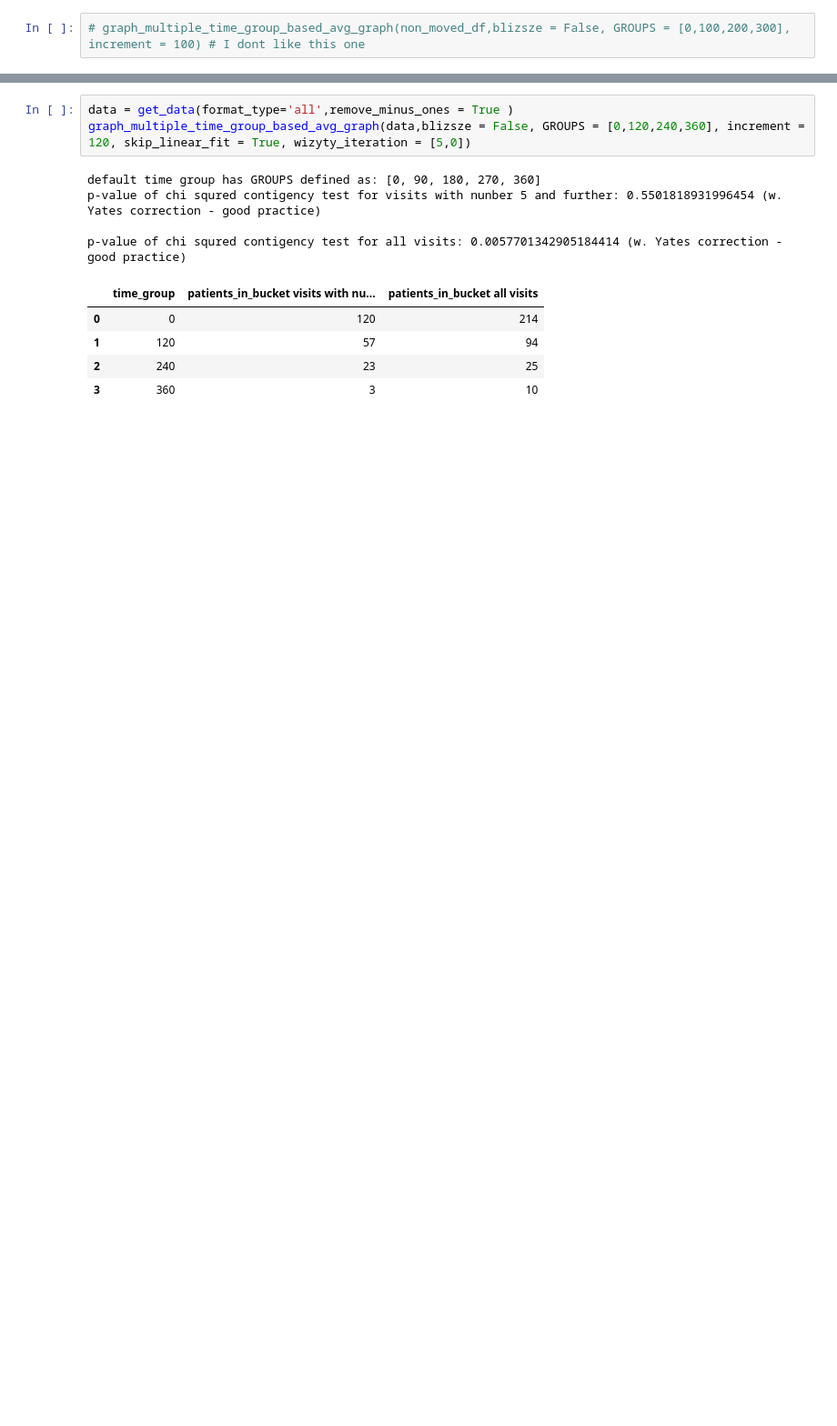
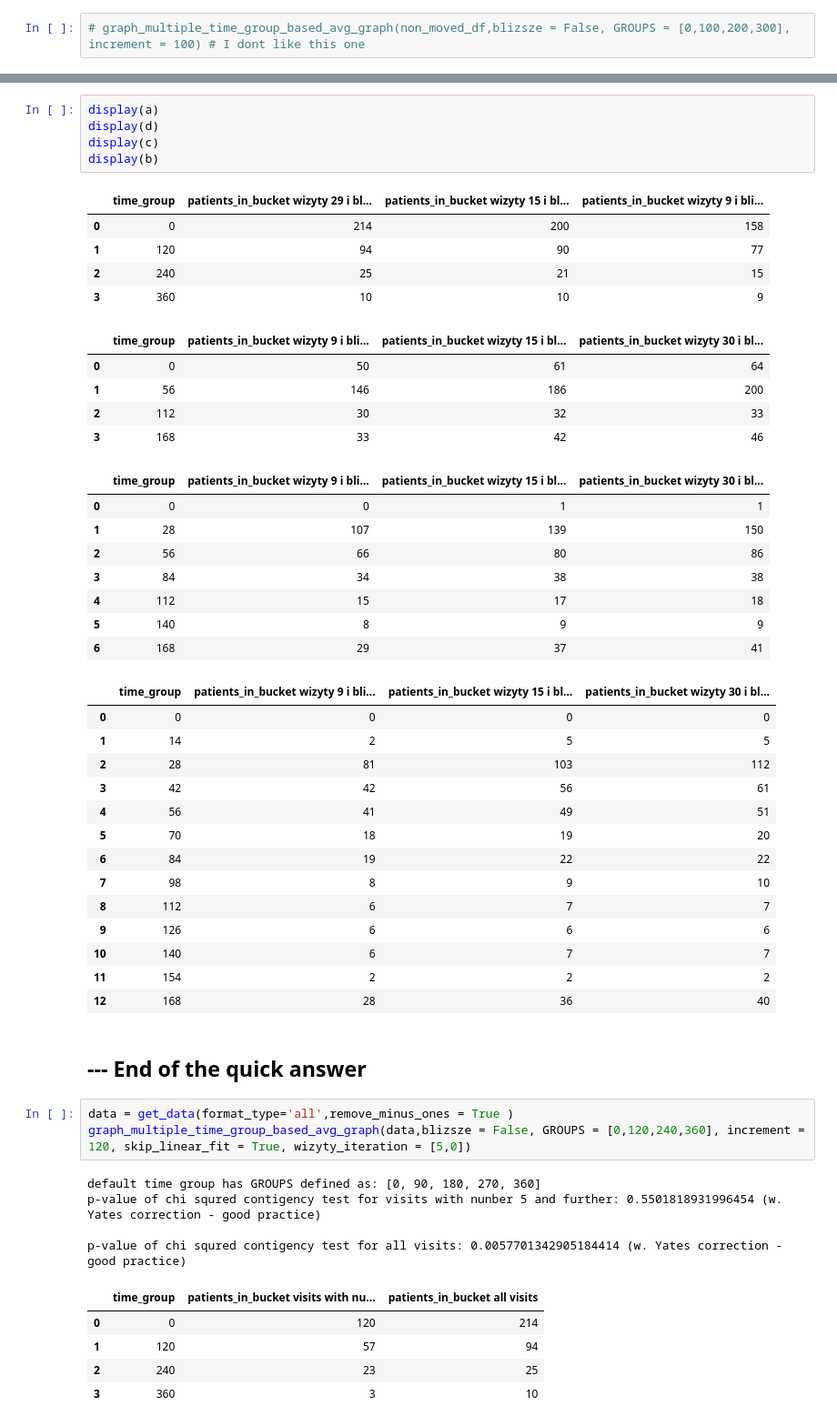
Before and after one commit to szczekulskij/long-term-analysis-of-pws, a Jupyter notebook: main.ipynb, the cells around one changed output, grey strips where cells are left out. Shown at 91% size. Cells and saved outputs as stored; diff of their text form; blank space fills up the shorter version.

```diff
--- a/main.ipynb
+++ b/main.ipynb
@@ -528,3 +517,43 @@ p-value of chi squred contigency test for all visits: 0.00320739171700968 (w. Ya
+# %%
+display(a)
+display(d)
+display(c)
+display(b)
+# %% [output]
+|  | time_group | patients_in_bucket wizyty 29 i bl... | patients_in_bucket wizyty 15 i bl... | patients_in_bucket wizyty 9 i bli... |
+| 0 | 0 | 214 | 200 | 158 |
+| 1 | 120 | 94 | 90 | 77 |
+| 2 | 240 | 25 | 21 | 15 |
+| 3 | 360 | 10 | 10 | 9 |
+|  | time_group | patients_in_bucket wizyty 9 i bli... | patients_in_bucket wizyty 15 i bl... | patients_in_bucket wizyty 30 i bl... |
+| 0 | 0 | 50 | 61 | 64 |
+| 1 | 56 | 146 | 186 | 200 |
+| 2 | 112 | 30 | 32 | 33 |
+| 3 | 168 | 33 | 42 | 46 |
+|  | time_group | patients_in_bucket wizyty 9 i bli... | patients_in_bucket wizyty 15 i bl... | patients_in_bucket wizyty 30 i bl... |
+| 0 | 0 | 0 | 1 | 1 |
+| 1 | 28 | 107 | 139 | 150 |
+| 2 | 56 | 66 | 80 | 86 |
+| 3 | 84 | 34 | 38 | 38 |
+| 4 | 112 | 15 | 17 | 18 |
+| 5 | 140 | 8 | 9 | 9 |
+| 6 | 168 | 29 | 37 | 41 |
+|  | time_group | patients_in_bucket wizyty 9 i bli... | patients_in_bucket wizyty 15 i bl... | patients_in_bucket wizyty 30 i bl... |
+| 0 | 0 | 0 | 0 | 0 |
+| 1 | 14 | 2 | 5 | 5 |
+| 2 | 28 | 81 | 103 | 112 |
+| 3 | 42 | 42 | 56 | 61 |
+| 4 | 56 | 41 | 49 | 51 |
+| 5 | 70 | 18 | 19 | 20 |
+| 6 | 84 | 19 | 22 | 22 |
+| 7 | 98 | 8 | 9 | 10 |
+| 8 | 112 | 6 | 7 | 7 |
+| 9 | 126 | 6 | 6 | 6 |
+| 10 | 140 | 6 | 7 | 7 |
+| 11 | 154 | 2 | 2 | 2 |
+| 12 | 168 | 28 | 36 | 40 |
+# %% [markdown]
+## --- End of the quick answer
 # %%
 data = get_data(format_type='all',remove_minus_ones = True )
 graph_multiple_time_group_based_avg_graph(data,blizsze = False, GROUPS = [0,120,240,360], increment = 120, skip_linear_fit = True, wizyty_iteration = [5,0])
```
Also changed, not shown: parts of 11 cells of this notebook, 1 other file.
